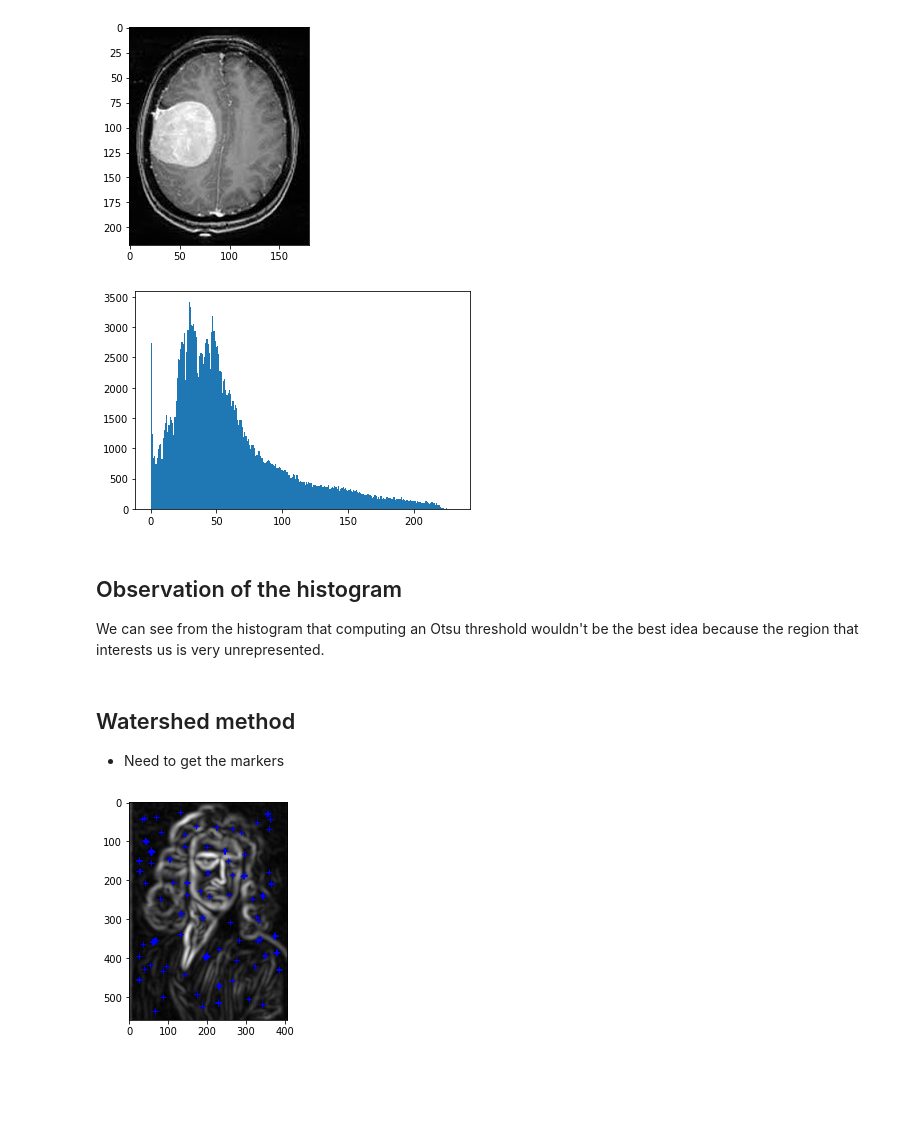
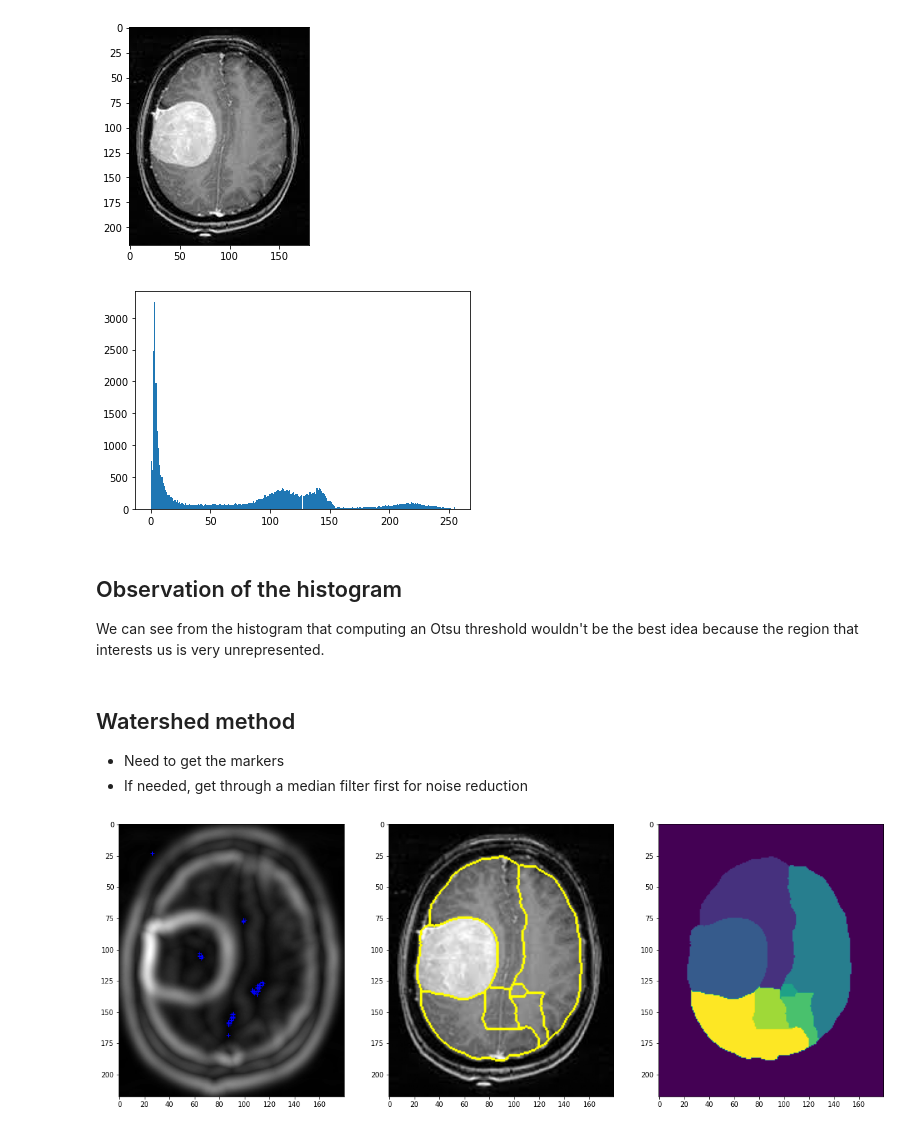
Before and after one commit to jemappellesami/info-h-500, a Jupyter notebook: docs/LABS/3_-_Image_Segmentation.ipynb, the cells around one changed output. Drawn from its saved outputs; the diff is of its cells as text; code cells hidden in the pictures; blank space fills up the shorter version.

```diff
--- a/docs/LABS/3_-_Image_Segmentation.ipynb
+++ b/docs/LABS/3_-_Image_Segmentation.ipynb
@@ -424,16 +424,17 @@ from skimage.filters import threshold_otsu
 from skimage.morphology import opening,closing,disk
 from skimage.segmentation import mark_boundaries
 
-im = imread('newton.jpg')
+im = imread('mri_brain.jpg')
 gray = rgb2gray(im)*255
 plt.figure()
 plt.hist(gray.flatten(), bins=257)
 plt.show()
 # %% [output]
-[figure, old version]
+[figure, new version]
 # %% [markdown]
 ## Observation of the histogram
 We can see from the histogram that computing an Otsu threshold wouldn't be the best idea because the region that interests us is very unrepresented.
 # %% [markdown]
 ## Watershed method
 - Need to get the markers
+- If needed, get through a median filter first for noise reduction
@@ -452,20 +455,35 @@ grad = gradient_r+gradient_g+gradient_b
 # %%
 from skimage.feature import peak_local_max
 
 def get_markers(im, indices=False):
     im_ = gaussian(im, sigma=4)
     gradr = skr.gradient(im_[:,:,0],disk(5)).astype('int')
     gradg = skr.gradient(im_[:,:,1],disk(5)).astype('int')
     gradb = skr.gradient(im_[:,:,2],disk(5)).astype('int')
     grad = gradr+gradg+gradb
 
     return peak_local_max(grad.max()-grad,threshold_rel=0.5, min_distance=22,indices=indices),grad
 
 markers,grad = get_markers(im, True)
 
-plt.figure()
+plt.figure(figsize=(20,10))
+plt.subplot(1,3,1)
 plt.imshow(grad, cmap=plt.cm.gray)
 plt.plot(markers[:,1],markers[:,0],'b+')
+plt.subplot(1,3,2)
+
+
+## Need to compute Markers with "indices" set to False
+from skimage.measure import label
+from skimage.segmentation import watershed
+from skimage.segmentation import mark_boundaries
+markers,grad = get_markers(im, False)
+markers = label(markers)
+ws = watershed(grad, markers)
+
+plt.imshow(mark_boundaries(im,ws))
+plt.subplot(1,3,3)
+plt.imshow(ws)
 plt.show()
 # %% [output]
-[figure, old version]
+[figure, new version]
```
Also changed, not shown: parts of 16 cells of this notebook.
